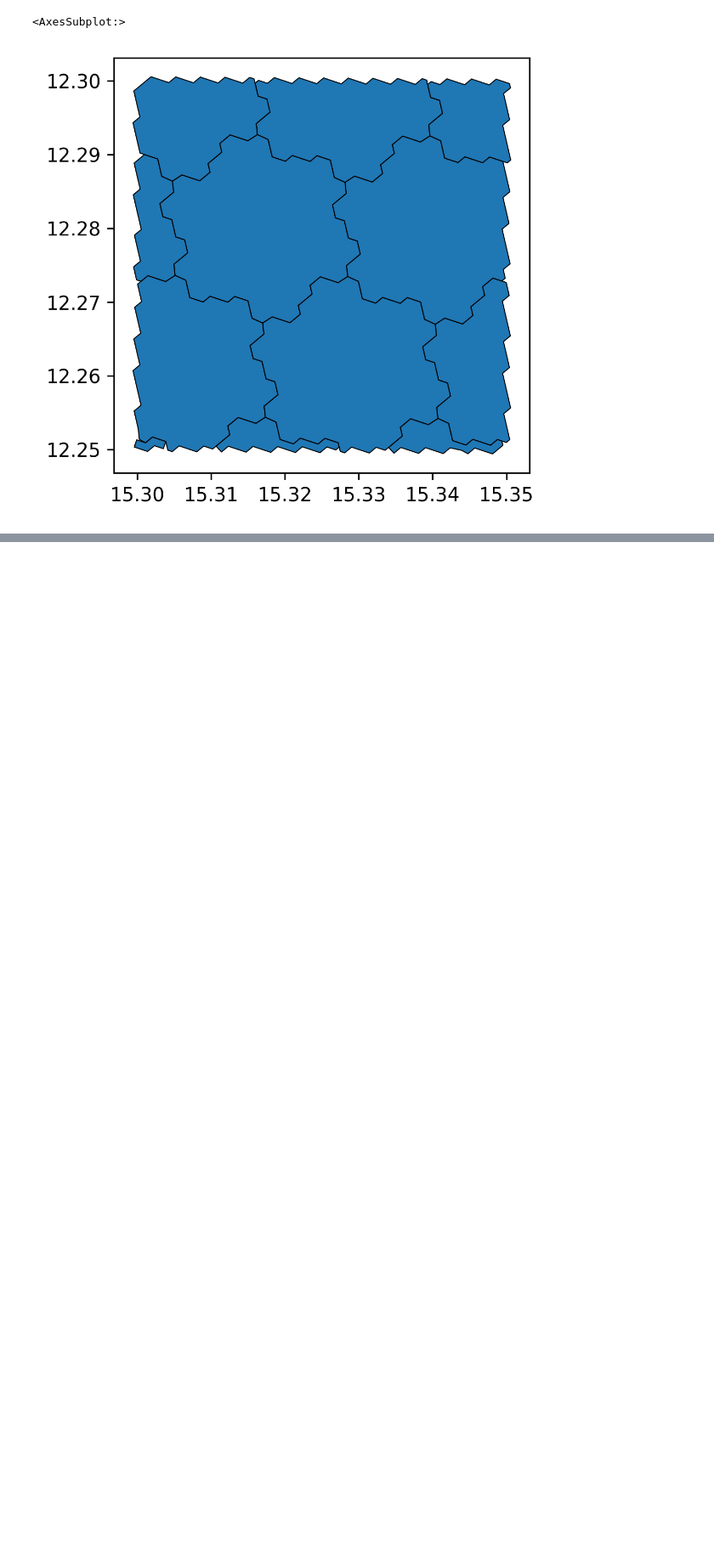
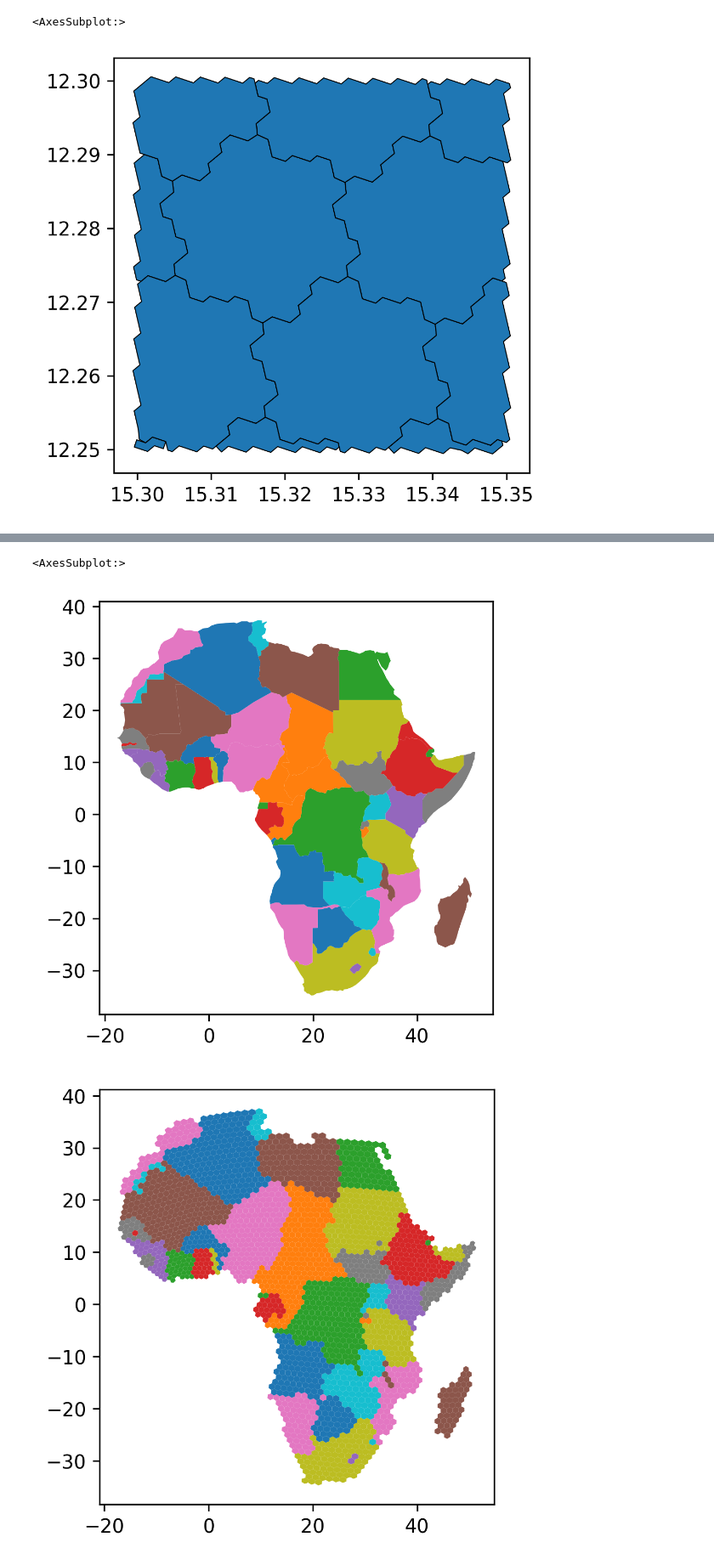
Before and after one commit to nmandery/h3ron, a Jupyter notebook: h3ronpy/documentation.ipynb, the cells around one changed output, grey strips where cells are left out. Shown at 85% size. Saved outputs shown, nothing was run; the diff lists cells and outputs as text; code cells hidden in the pictures; blank space fills up the shorter version.

Commit message:
efficiently convert geopandas geodataframes to h3 indexes

```diff
--- a/h3ronpy/documentation.ipynb
+++ b/h3ronpy/documentation.ipynb
@@ -161,0 +166,15 @@ gpd.GeoDataFrame({}, geometry=box_aligned_geoms).plot(edgecolor="black", linewid
+# %%
+import geopandas as gpd
+from h3ronpy import vector, util
+
+world = gpd.read_file(gpd.datasets.get_path('naturalearth_lowres'))
+africa = world[world["continent"] == "Africa"]
+africa.plot(column="name")
+
+# convert to h3 cells and build a new geodataframe
+gdf = util.h3index_column_to_geodataframe(vector.geodataframe_to_h3(africa, 3))
+gdf.plot(column="name")
+# %% [output]
+<AxesSubplot:>
+[figure, added]
+[figure, added]
```
Also changed, not shown: parts of 2 cells of this notebook, 9 other files.
